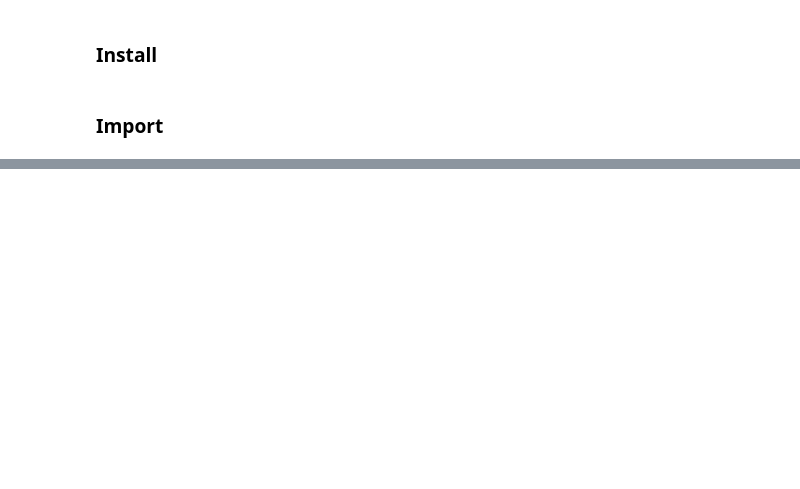
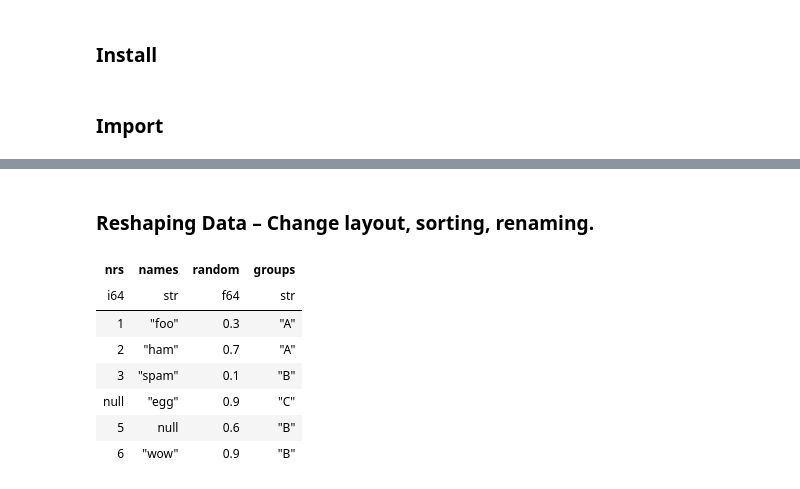
Before and after one commit to FranzDiebold/polars-cheat-sheet, a Jupyter notebook: polars-cheat-sheet.ipynb, the cells around one changed output, grey strips where cells are left out. Saved outputs shown, nothing was run; the diff lists cells and outputs as text; code cells hidden in the pictures; blank space fills up the shorter version.

```diff
--- a/polars-cheat-sheet.ipynb
+++ b/polars-cheat-sheet.ipynb
@@ -55,0 +91,2 @@ df.filter(pl.col("groups") == "B")
+# %% [markdown]
+### Reshaping Data – Change layout, sorting, renaming.
@@ -55,0 +108,12 @@ df.filter(pl.col("groups") == "B")
+# %%
+# Append rows of DataFrames.
+pl.concat([df, df2])
+# %% [output]
+| nrs | names | random | groups |
+| i64 | str | f64 | str |
+| 1 | "foo" | 0.3 | "A" |
+| 2 | "ham" | 0.7 | "A" |
+| 3 | "spam" | 0.1 | "B" |
+| null | "egg" | 0.9 | "C" |
+| 5 | null | 0.6 | "B" |
+| 6 | "wow" | 0.9 | "B" |
```
Also changed, not shown: parts of 22 cells of this notebook, 1 other file.
